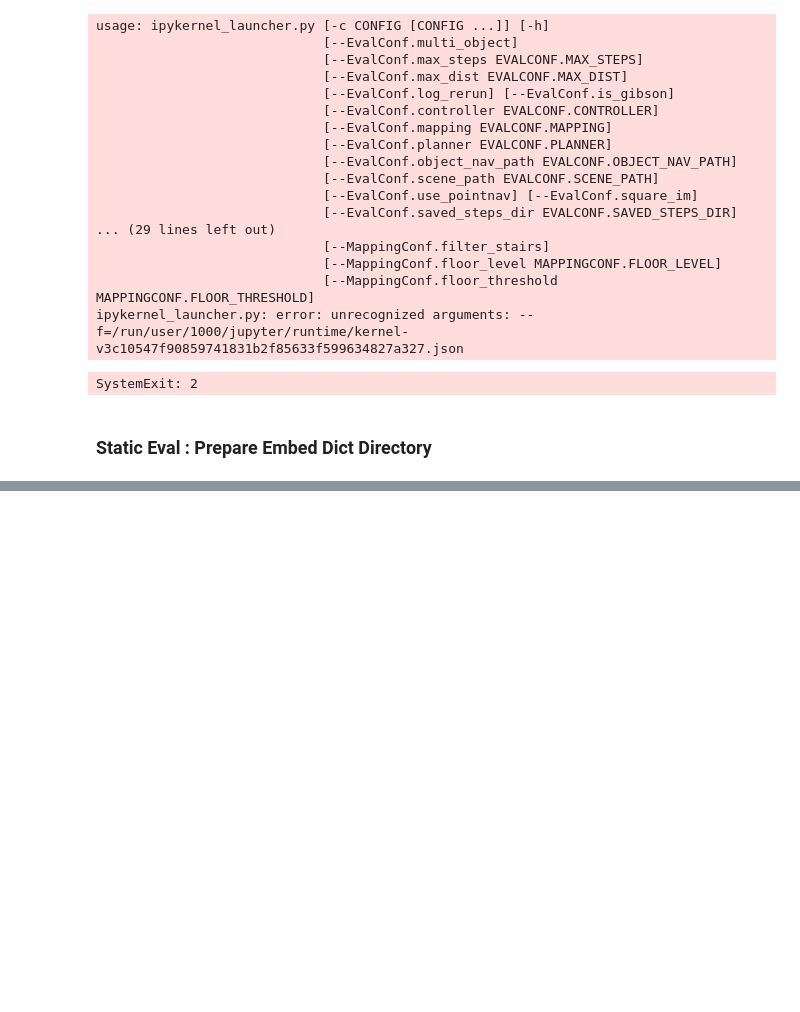
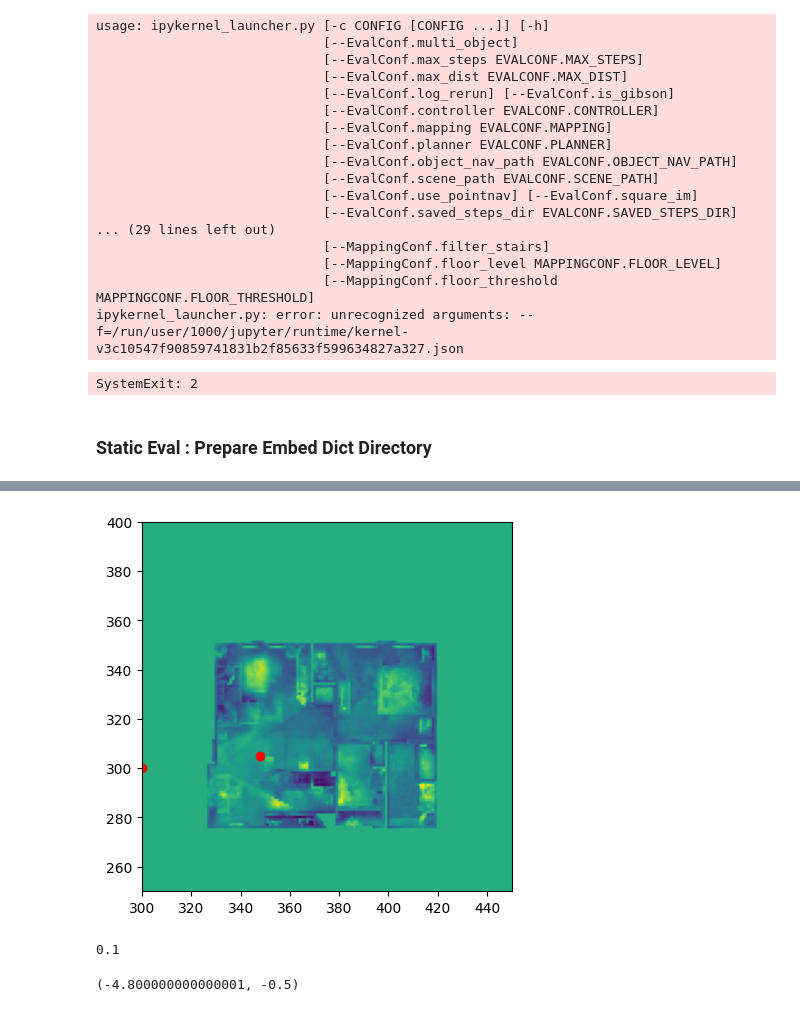
Before and after one commit to JelinR/OneMap, a Jupyter notebook: rough.ipynb, the cells around one changed output, grey strips where cells are left out. Drawn from its saved outputs; the diff is of its cells as text; code cells hidden in the pictures; blank space fills up the shorter version.

```diff
--- a/rough.ipynb
+++ b/rough.ipynb
@@ -285,0 +459,24 @@ embed_dict_scene_QaLdnwvtxbs.npz QaLdnwvtxbs
+# %%
+plot_feature_map(feature_map,
+                    as_binary = False,
+                    plot_pts = [(300, 300), (348, 305)],
+                    x_lim = (300, 450),
+                    y_lim = (250, 400))
+# %% [output]
+[figure, added]
+# %%
+60/600
+# %% [output]
+0.1
+# %%
+def px_to_metric(px, py, map_center_cells = (300, 300), cell_size = 0.1):
+    x = (px - map_center_cells[0]) * cell_size * -1
+    y = (py - map_center_cells[1]) * cell_size * -1
+
+    return (y, x)
+
+px_to_metric(px = 305, py = 348)
+
+#TODO: Check if the object positions are saved in the habitat format or the reversed format
+# %% [output]
+(-4.800000000000001, -0.5)
```
Also changed, not shown: parts of 55 cells of this notebook, 7 other files.
